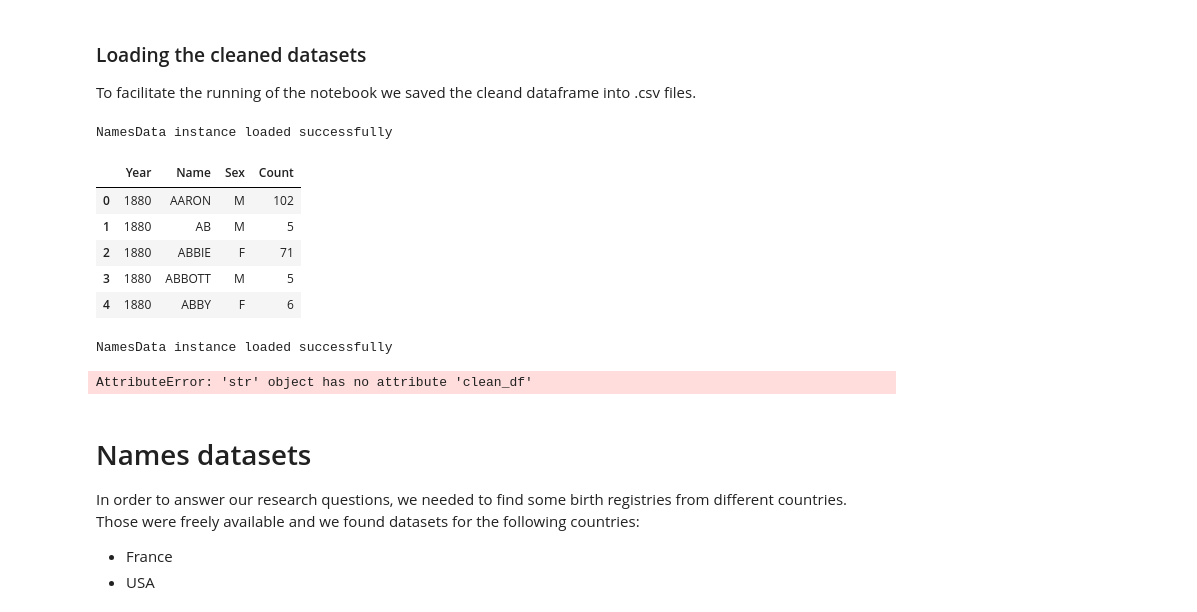
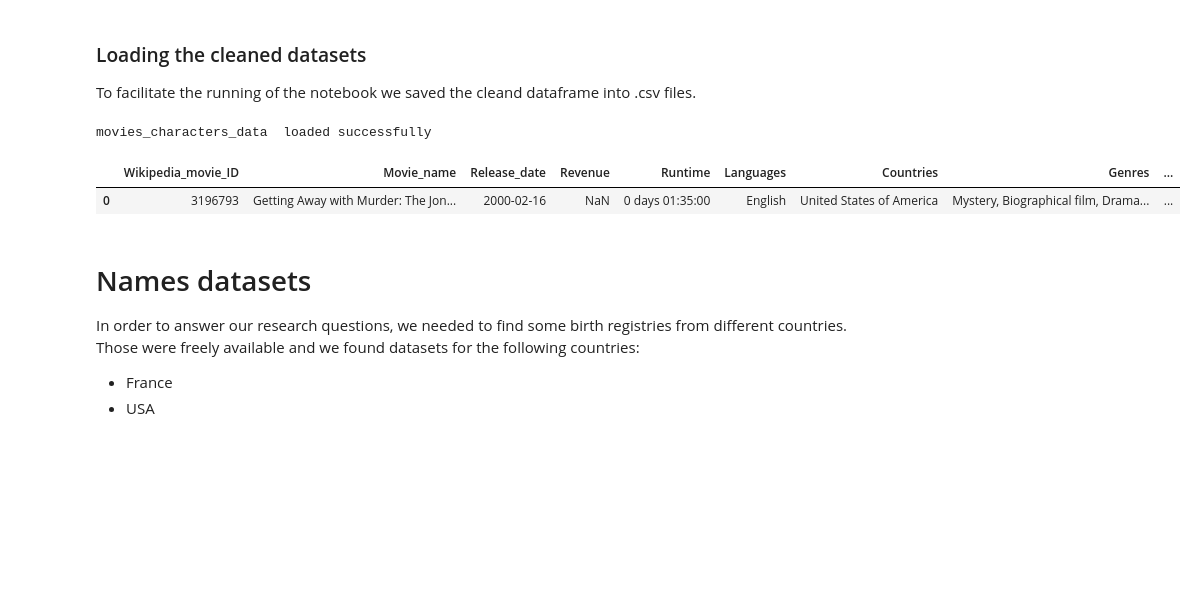
Before and after one commit to epfl-ada/ada-2024-project-dondata2025, a Jupyter notebook: final.ipynb, the cells around one changed output. Drawn from its saved outputs; the diff is of its cells as text; code cells hidden in the pictures; blank space fills up the shorter version.

```diff
--- a/final.ipynb
+++ b/final.ipynb
@@ -51,38 +51,20 @@ We kept the whole dataset with NaN and NaT values in a specific file to keep fea
 ### Loading the cleaned datasets
 
 To facilitate the running of the notebook we saved the cleand dataframe into .csv files.
-# %%
-# read data from csv files
-cleaned_datapath = "data/clean"
-mov_char_data = pd.read_csv(f'{cleaned_datapath}/expanded/expanded_df.csv') #movies and characters cleaned datasets
-mov_char_imdb_data = pd.read_csv(f'{cleaned_datapath}/expanded/merged_imdb_mov_char.csv') #movies and characters cleaned datasets
 # %%
-# Load the class instance
-global_names_path = "data/clean/names/global_names.pkl"
-with open(global_names_path, "rb") as f:
-    global_names = pickle.load(f)
+# MOVIES AND CHARACTER DADASET
+# load class instance for mov_char_data
+mov_char_datapath = "data/clean/movies_char/movies_characters_data.pkl"
+with open(mov_char_datapath, 'rb') as f:
+    mov_char_data = pickle.load(f)
 
-print("NamesData instance loaded successfully")
-global_names.clean_df.head() # Access the clean DataFrame
+
+print("movies_characters_data  loaded successfully")
+mov_char_data.head(1) # Access the clean DataFrame
 # %% [output]
-NamesData instance loaded successfully
+movies_characters_data  loaded successfully
-|  | Year | Name | Sex | Count |
-| 0 | 1880 | AARON | M | 102 |
-| 1 | 1880 | AB | M | 5 |
-| 2 | 1880 | ABBIE | F | 71 |
-| 3 | 1880 | ABBOTT | M | 5 |
-| 4 | 1880 | ABBY | F | 6 |
+|  | Wikipedia_movie_ID | Movie_name | Release_date | Revenue | Runtime | Languages | Countries | Genres | ... |
+| 0 | 3196793 | Getting Away with Murder: The Jon... | 2000-02-16 | NaN | 0 days 01:35:00 | English | United States of America | Mystery, Biographical film, Drama... | ... |
-# %%
-# Load the class instance
-mov_char_datapath = "data/clean/movies_char/movies_characters_data.pkl"
-with open(mov_char_datapath, "rb") as f:
-    mov_char_data = pickle.load(f)
-
-print("NamesData instance loaded successfully")
-mov_char_data.clean_df.head() # Access the clean DataFrame
-# %% [output]
-NamesData instance loaded successfully
-AttributeError: 'str' object has no attribute 'clean_df'
 # %% [markdown]
 # Names datasets
 
```
Also changed, not shown: parts of 42 cells of this notebook, 16 other files.
